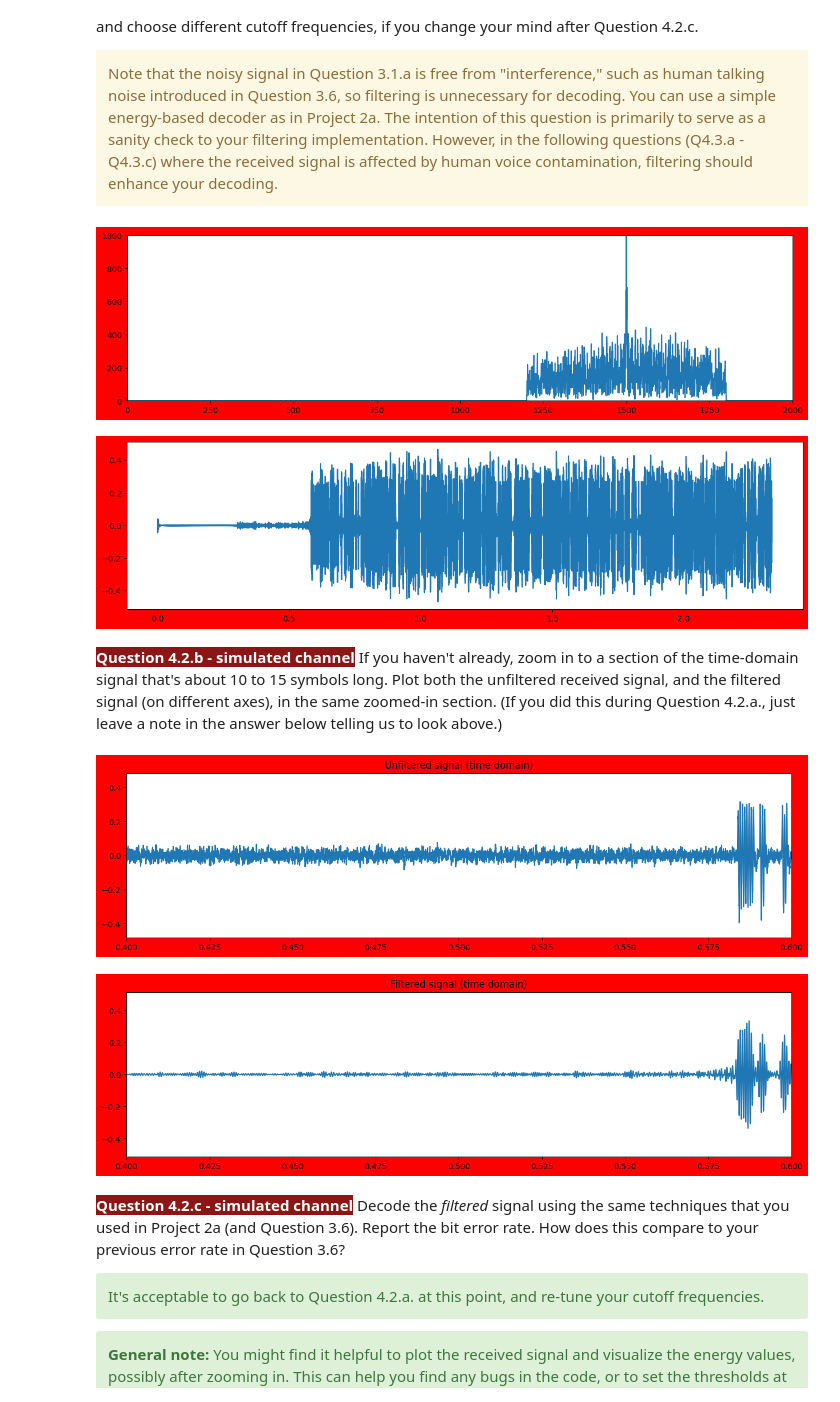
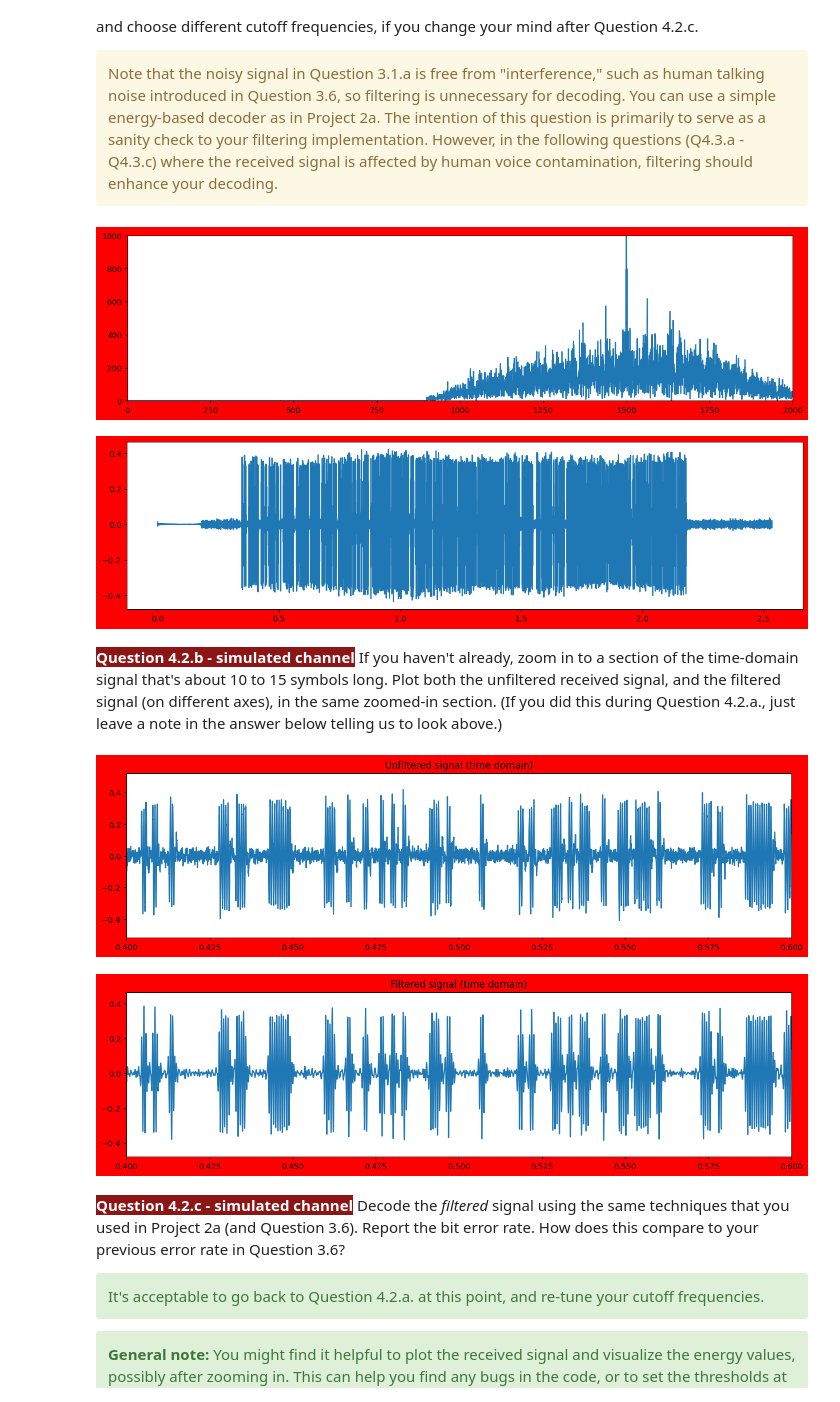
Before and after one commit to Kizjkre/engr76-2b-rewrite, a Jupyter notebook: project2b-solution.ipynb, the cells around one changed output. Cells and saved outputs as stored; diff of their text form; code cells hidden in the pictures.

```diff
--- a/project2b-solution.ipynb
+++ b/project2b-solution.ipynb
@@ -362,11 +363,11 @@ def add_silence(signal: np.ndarray) -> np.ndarray:
     Output variables:
         - new_signal: 1-D array of floats
     """
-    new_signal = None
-    #YOUR CODE HERE
     silence = 1  # seconds
     new_signal = np.append(signal, np.zeros(int(silence * fs)))
     return new_signal
+
+
 def generate_modulated_signal(message: np.ndarray, rate: float, fc: float) -> np.ndarray:
     """ Generate the modulated signal.
     Input variables:
@@ -376,23 +377,18 @@ def generate_modulated_signal(message: np.ndarray, rate: float, fc: float) -> np
     Output variables:
         - signal: modulated signal as 1-D array of floats
     """
-    signal = None
-
-    #YOUR CODE HERE
     T = 1 / rate
     k = len(message)
     t = np.arange(int(k*T*fs))/fs
     envelope = message[np.floor(t / T).astype(int)]
-    signal = np.sin(2*np.pi*fc*t) * envelope
+    signal = np.sin(2 * π * fc * t) * envelope
     return signal
 # %%
 # Question 3.1.a
 # Spectrum of the received signal.
 # %%
 # solution code - delete before sending to students!
-
-silence = 0.5  # seconds
-x_extended = np.append(x, np.zeros(int(silence * fs)))
+x_extended = add_silence(x)
 y = channel0(x_extended)
 
 fig = plt.figure(figsize=(15, 3.75))
@@ -522,21 +518,21 @@ You'll need to choose the cutoff frequencies `fmin` and `fmax`. You should choos
 # %%
 # solution code - delete before sending to students!
 
 # Load the signal
 fy_fft = rfftfreq(y.size, 1 / fs)
 y_fft = rfft(y)
 
 # Filter the spectrum
-y_fft_filtered = bandpass(y_fft, fs, fc - 300, fc + 300)
+y_fft_filtered = bandpass(y_fft, fs, fc - rate, fc + rate)
 
 fig = plt.figure(figsize=(15, 3.75))
 fig.patch.set_facecolor('red')
 plt.plot(fy_fft, np.abs(y_fft_filtered))
 plt.xlim(0, 2000)
 plt.ylim(0, 1000)
 plt.show()
 # %% [output]
-[figure, old version]
+[figure, new version]
 # %%
 # solution code - delete before sending to students!
 
@@ -547,7 +543,7 @@ fig.patch.set_facecolor('red')
 plt.plot(t, y_filtered)
 plt.show()
 # %% [output]
-[figure, old version]
+[figure, new version]
 # %% [markdown]
 <span style="background-color: #8C1515; font-weight: bold; color: white;">Question 4.2.b - simulated channel</span> If you haven't already, zoom in to a section of the time-domain signal that's about 10 to 15 symbols long. Plot both the unfiltered received signal, and the filtered signal (on different axes), in the same zoomed-in section.
 (If you did this during Question 4.2.a., just leave a note in the answer below telling us to look above.)
@@ -566,7 +562,7 @@ plt.title("Unfiltered signal (time domain)")
 plt.xlim(0.4, 0.6)
 plt.show()
 # %% [output]
-[figure, old version]
+[figure, new version]
 # %%
 # solution code - delete before sending to students!
 
@@ -579,7 +575,7 @@ plt.title("Filtered signal (time domain)")
 plt.xlim(0.4, 0.6)
 plt.show()
 # %% [output]
-[figure, old version]
+[figure, new version]
 # %% [markdown]
 <span style="background-color: #8C1515; font-weight: bold; color: white;">Question 4.2.c - simulated channel</span> Decode the _filtered_ signal using the same techniques that you used in Project 2a (and Question 3.6). Report the bit error rate. How does this compare to your previous error rate in Question 3.6?
 
```
Also changed, not shown: parts of 13 cells of this notebook, 1 other file.
